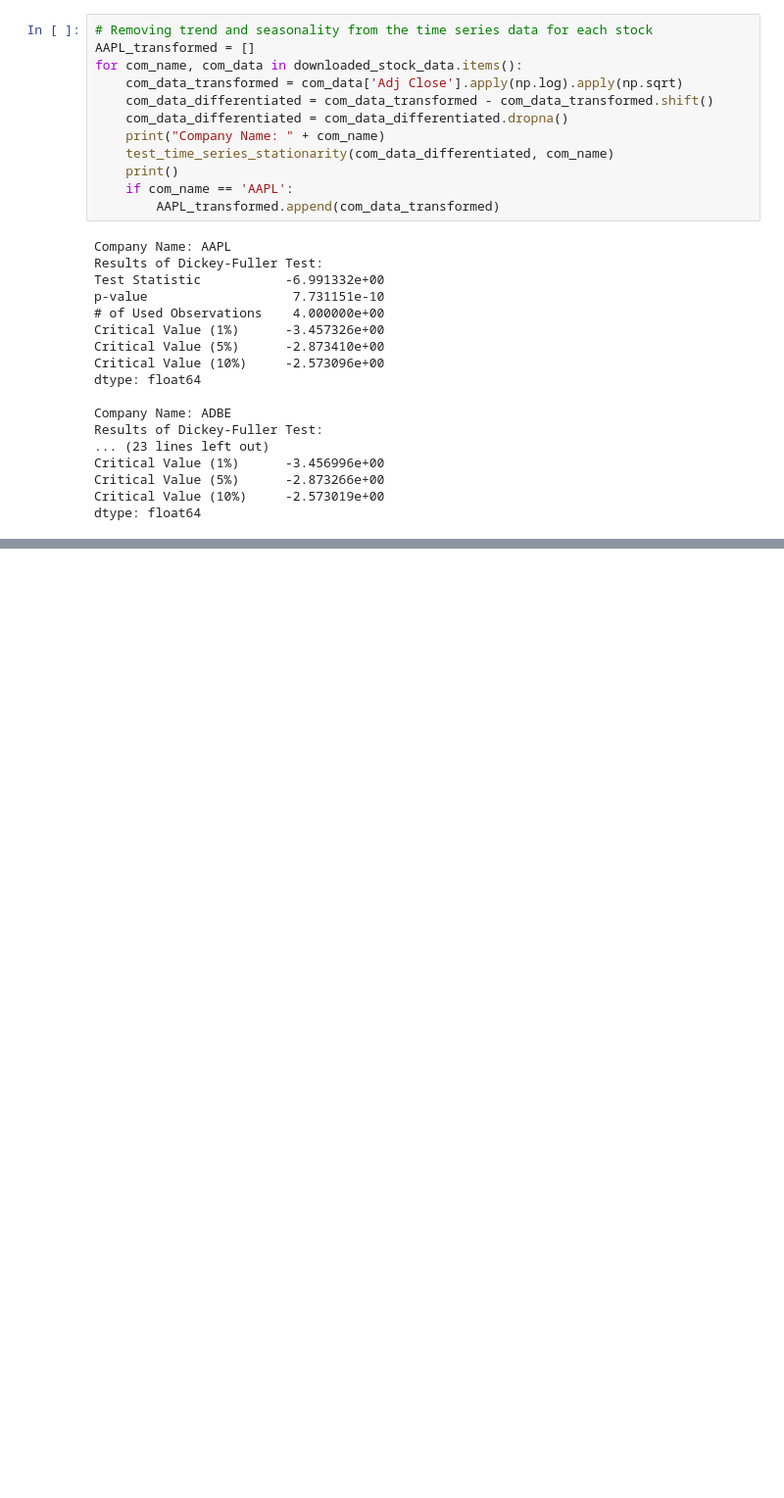
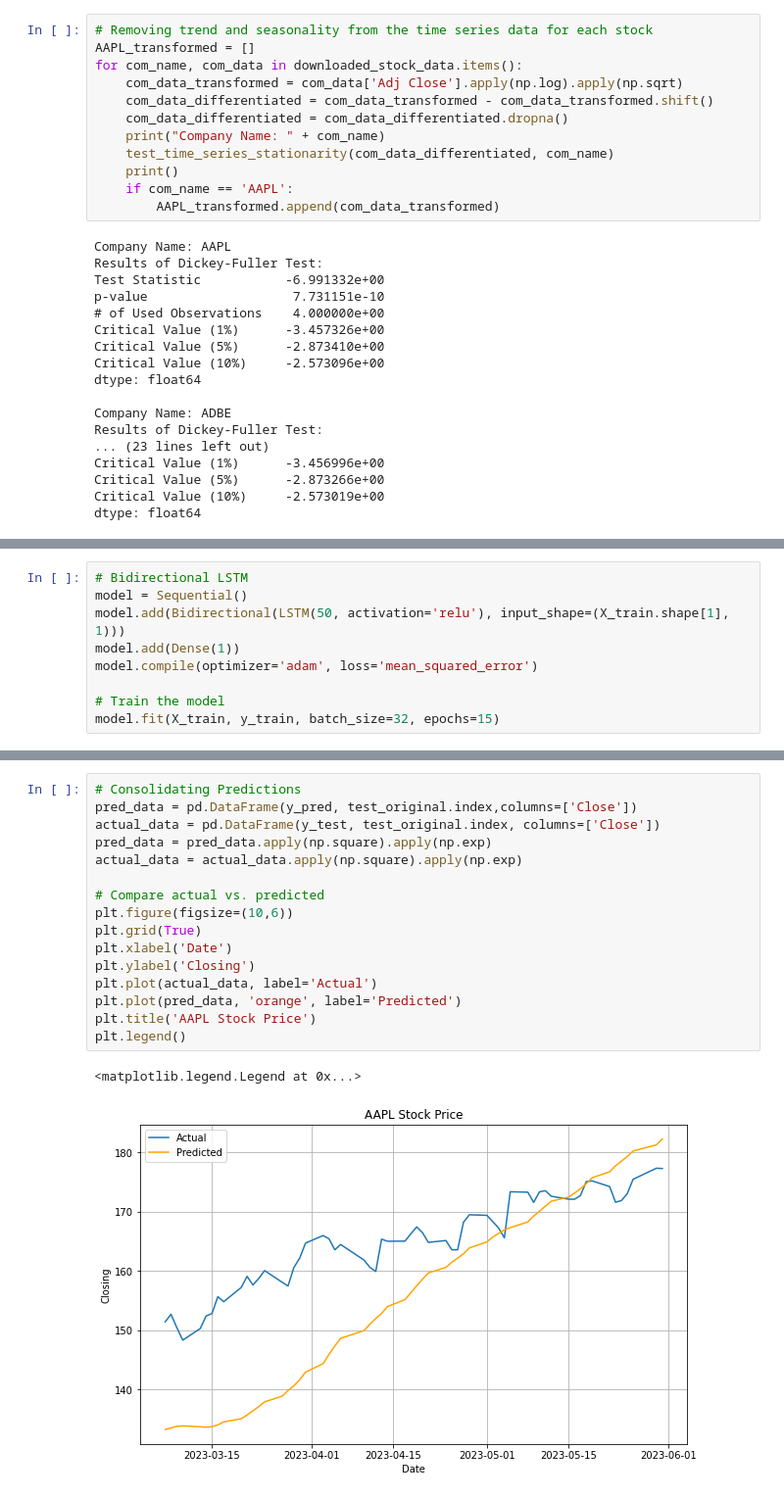
Before and after one commit to AbhijayPaturi/AAPLStockPricePredictionLSTM, a Jupyter notebook: AAPL Stock Price Prediction via LSTM.ipynb, the cells around one changed output, grey strips where cells are left out. Shown at 98% size. Cells and saved outputs as stored; diff of their text form; blank space fills up the shorter version.

```diff
--- a/AAPL Stock Price Prediction via LSTM.ipynb
+++ b/AAPL Stock Price Prediction via LSTM.ipynb
@@ -545,0 +553,9 @@ plt.legend()
+# %%
+# Bidirectional LSTM
+model = Sequential()
+model.add(Bidirectional(LSTM(50, activation='relu'), input_shape=(X_train.shape[1], 1)))
+model.add(Dense(1))
+model.compile(optimizer='adam', loss='mean_squared_error')
+
+# Train the model
+model.fit(X_train, y_train, batch_size=32, epochs=15)
@@ -545,0 +592,19 @@ plt.legend()
+# %%
+# Consolidating Predictions
+pred_data = pd.DataFrame(y_pred, test_original.index,columns=['Close'])
+actual_data = pd.DataFrame(y_test, test_original.index, columns=['Close'])
+pred_data = pred_data.apply(np.square).apply(np.exp)
+actual_data = actual_data.apply(np.square).apply(np.exp)
+
+# Compare actual vs. predicted
+plt.figure(figsize=(10,6))
+plt.grid(True)
+plt.xlabel('Date')
+plt.ylabel('Closing')
+plt.plot(actual_data, label='Actual')
+plt.plot(pred_data, 'orange', label='Predicted')
+plt.title('AAPL Stock Price')
+plt.legend()
+# %% [output]
+<matplotlib.legend.Legend at 0x...>
+[figure, added]
```
Also changed, not shown: parts of 105 cells of this notebook.
